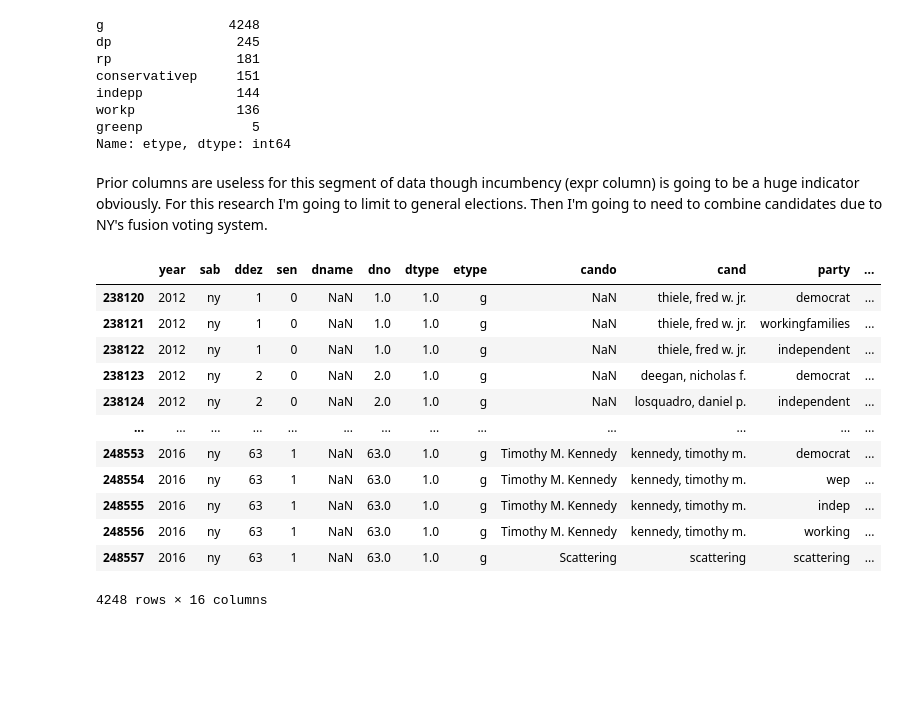
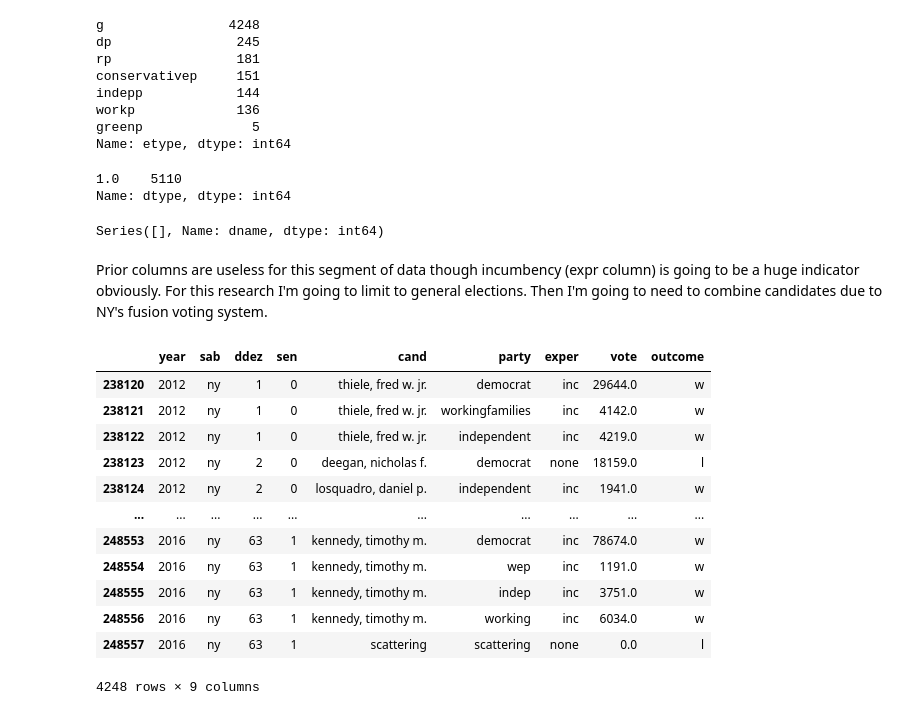
Before and after one commit to stone-ericm/State-Legislature-Election-Modeling, a Jupyter notebook: notebook.ipynb, the cells around one changed output. Saved outputs shown, nothing was run; the diff lists cells and outputs as text; code cells hidden in the pictures; blank space fills up the shorter version.

Commit message:
finished data cleaning minus 2020 data

```diff
--- a/notebook.ipynb
+++ b/notebook.ipynb
@@ -252,0 +285,3 @@ Name: ddez, Length: 5110, dtype: object
+# %%
+harvard_data = pd.read_csv('harvard_data_2010+.csv', index_col=0)
+harvard_data
@@ -302,22 +335,31 @@ indepp            144
 workp             136
 greenp              5
 Name: etype, dtype: int64
+# %%
+ny_election_data['dtype'].value_counts()
+# %% [output]
+1.0    5110
+Name: dtype, dtype: int64
+# %%
+ny_election_data['dname'].value_counts()
+# %% [output]
+Series([], Name: dname, dtype: int64)
 # %% [markdown]
 Prior columns are useless for this segment of data though incumbency (expr column) is going to be a huge indicator obviously. For this research I'm going to limit to general elections. Then I'm going to need to combine candidates due to NY's fusion voting system.
 # %%
-ny_election_data = ny_election_data[ny_election_data['etype'] == 'g']
+ny_election_data = ny_election_data[ny_election_data['etype'] == 'g'][['year', 'sab', 'ddez', 'sen', 'cand', 'party', 'exper', 'vote', 'outcome']]
 ny_election_data
 # %% [output]
-|  | year | sab | ddez | sen | dname | dno | dtype | etype | cando | cand | party | ... |
-| 238120 | 2012 | ny | 1 | 0 | NaN | 1.0 | 1.0 | g | NaN | thiele, fred w. jr. | democrat | ... |
-| 238121 | 2012 | ny | 1 | 0 | NaN | 1.0 | 1.0 | g | NaN | thiele, fred w. jr. | workingfamilies | ... |
-| 238122 | 2012 | ny | 1 | 0 | NaN | 1.0 | 1.0 | g | NaN | thiele, fred w. jr. | independent | ... |
-| 238123 | 2012 | ny | 2 | 0 | NaN | 2.0 | 1.0 | g | NaN | deegan, nicholas f. | democrat | ... |
-| 238124 | 2012 | ny | 2 | 0 | NaN | 2.0 | 1.0 | g | NaN | losquadro, daniel p. | independent | ... |
-| ... | ... | ... | ... | ... | ... | ... | ... | ... | ... | ... | ... | ... |
-| 248553 | 2016 | ny | 63 | 1 | NaN | 63.0 | 1.0 | g | Timothy M. Kennedy | kennedy, timothy m. | democrat | ... |
-| 248554 | 2016 | ny | 63 | 1 | NaN | 63.0 | 1.0 | g | Timothy M. Kennedy | kennedy, timothy m. | wep | ... |
-| 248555 | 2016 | ny | 63 | 1 | NaN | 63.0 | 1.0 | g | Timothy M. Kennedy | kennedy, timothy m. | indep | ... |
-| 248556 | 2016 | ny | 63 | 1 | NaN | 63.0 | 1.0 | g | Timothy M. Kennedy | kennedy, timothy m. | working | ... |
-| 248557 | 2016 | ny | 63 | 1 | NaN | 63.0 | 1.0 | g | Scattering | scattering | scattering | ... |
+|  | year | sab | ddez | sen | cand | party | exper | vote | outcome |
+| 238120 | 2012 | ny | 1 | 0 | thiele, fred w. jr. | democrat | inc | 29644.0 | w |
+| 238121 | 2012 | ny | 1 | 0 | thiele, fred w. jr. | workingfamilies | inc | 4142.0 | w |
+| 238122 | 2012 | ny | 1 | 0 | thiele, fred w. jr. | independent | inc | 4219.0 | w |
+| 238123 | 2012 | ny | 2 | 0 | deegan, nicholas f. | democrat | none | 18159.0 | l |
+| 238124 | 2012 | ny | 2 | 0 | losquadro, daniel p. | independent | inc | 1941.0 | w |
+| ... | ... | ... | ... | ... | ... | ... | ... | ... | ... |
+| 248553 | 2016 | ny | 63 | 1 | kennedy, timothy m. | democrat | inc | 78674.0 | w |
+| 248554 | 2016 | ny | 63 | 1 | kennedy, timothy m. | wep | inc | 1191.0 | w |
+| 248555 | 2016 | ny | 63 | 1 | kennedy, timothy m. | indep | inc | 3751.0 | w |
+| 248556 | 2016 | ny | 63 | 1 | kennedy, timothy m. | working | inc | 6034.0 | w |
+| 248557 | 2016 | ny | 63 | 1 | scattering | scattering | none | 0.0 | l |
-4248 rows × 16 columns
+4248 rows × 9 columns
```
Also changed, not shown: parts of 52 cells of this notebook.
